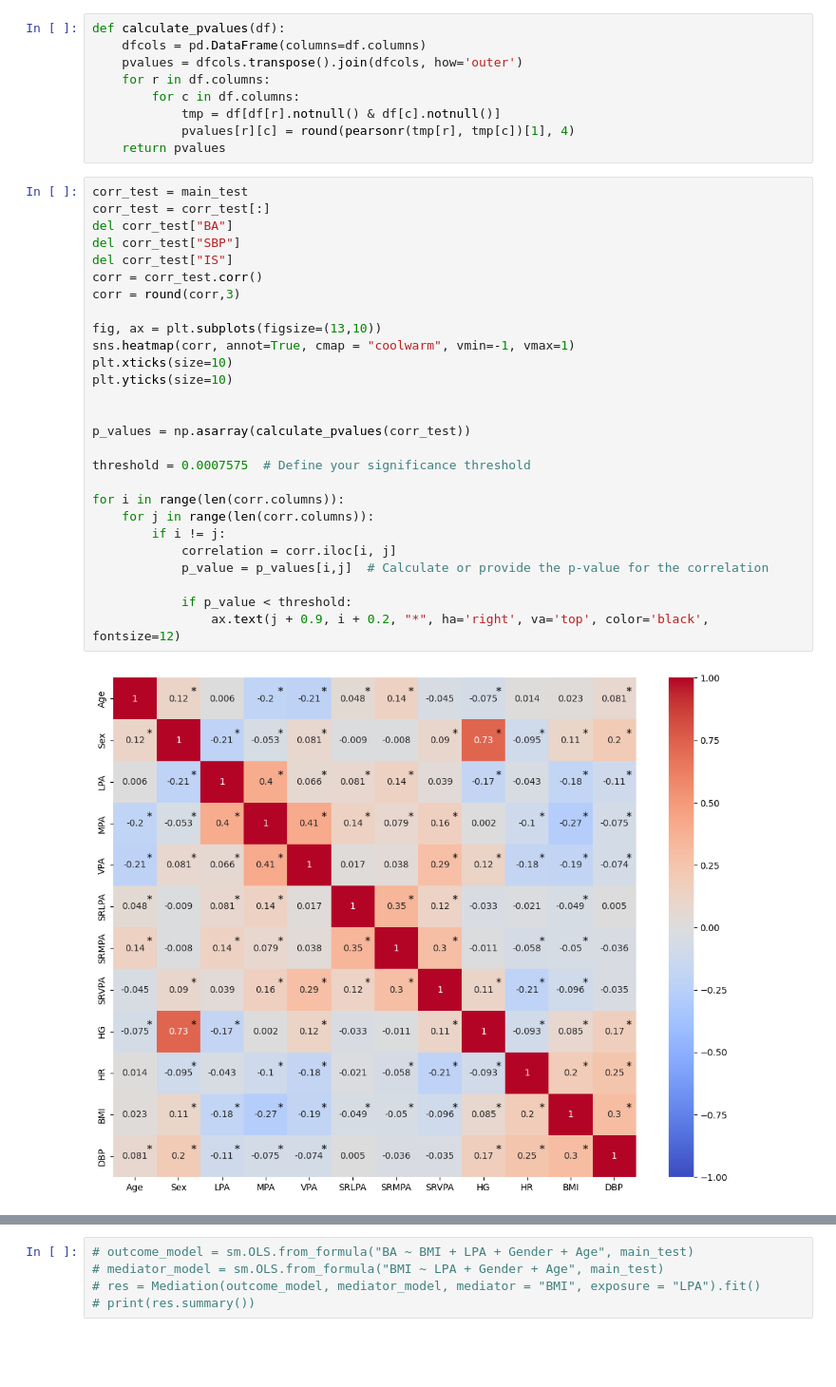
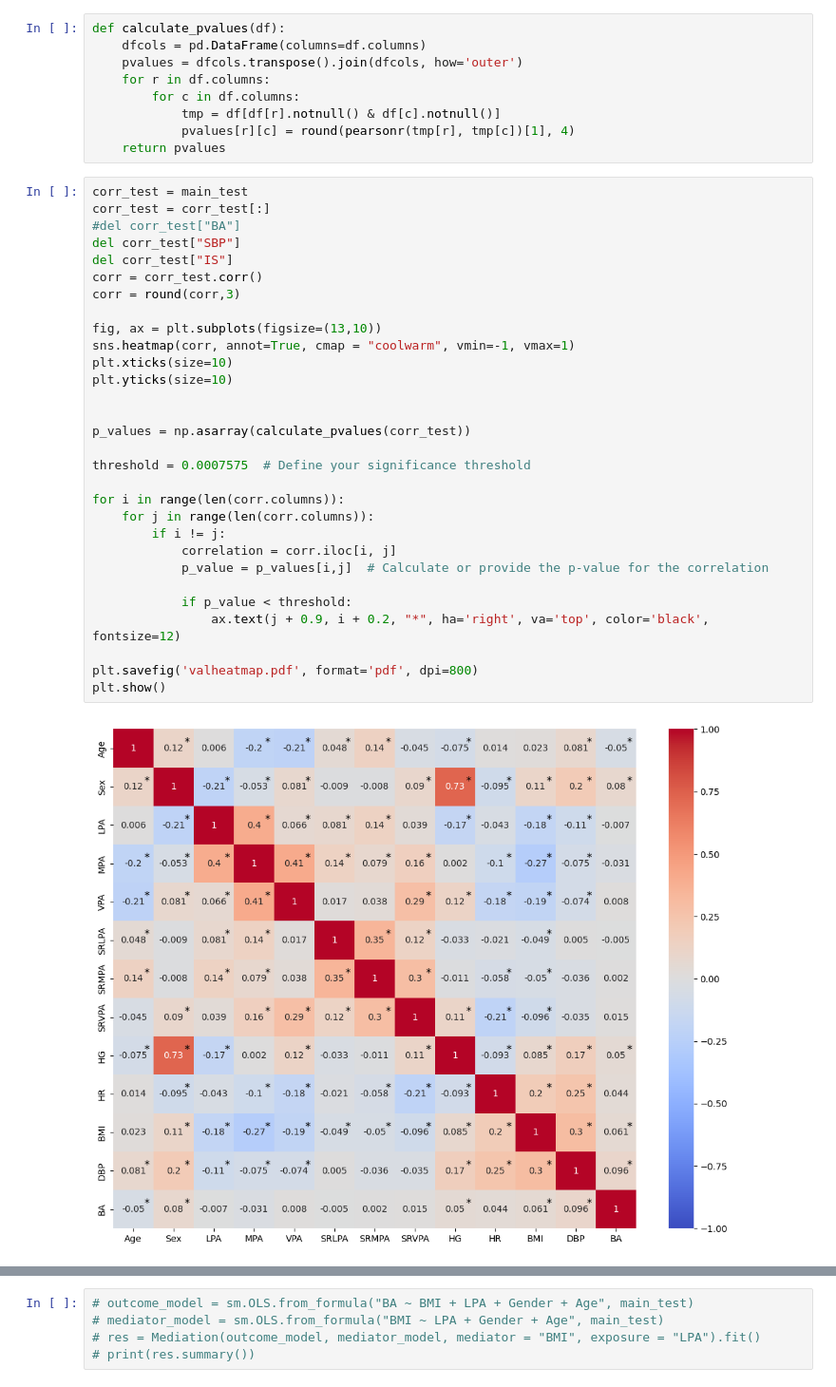
Before and after one commit to ivychad/Physical-Activity-BrainAGE, a Jupyter notebook: 3B Validation.ipynb, the cells around one changed output, grey strips where cells are left out. Shown: that part at 95% size. Drawn from its saved outputs; the diff is of its cells as text; blank space fills up the shorter version.

```diff
--- a/3B Validation.ipynb
+++ b/3B Validation.ipynb
@@ -465,30 +476,33 @@ def calculate_pvalues(df):
 # %%
 corr_test = main_test
 corr_test = corr_test[:]
-del corr_test["BA"]
+#del corr_test["BA"]
 del corr_test["SBP"]
 del corr_test["IS"]
 corr = corr_test.corr()
 corr = round(corr,3)
 
 fig, ax = plt.subplots(figsize=(13,10))
 sns.heatmap(corr, annot=True, cmap = "coolwarm", vmin=-1, vmax=1)
 plt.xticks(size=10)
 plt.yticks(size=10)
 
 
 p_values = np.asarray(calculate_pvalues(corr_test))
 
 threshold = 0.0007575  # Define your significance threshold
 
 for i in range(len(corr.columns)):
     for j in range(len(corr.columns)):
         if i != j:
             correlation = corr.iloc[i, j]
             p_value = p_values[i,j]  # Calculate or provide the p-value for the correlation
 
             if p_value < threshold:
                 ax.text(j + 0.9, i + 0.2, "*", ha='right', va='top', color='black', fontsize=12)
+
+plt.savefig('valheatmap.pdf', format='pdf', dpi=800)
+plt.show()
 # %% [output]
-[figure, old version]
+[figure, new version]
 # %% [markdown]
```
Also changed, not shown: parts of 44 cells of this notebook, 6 other files.
